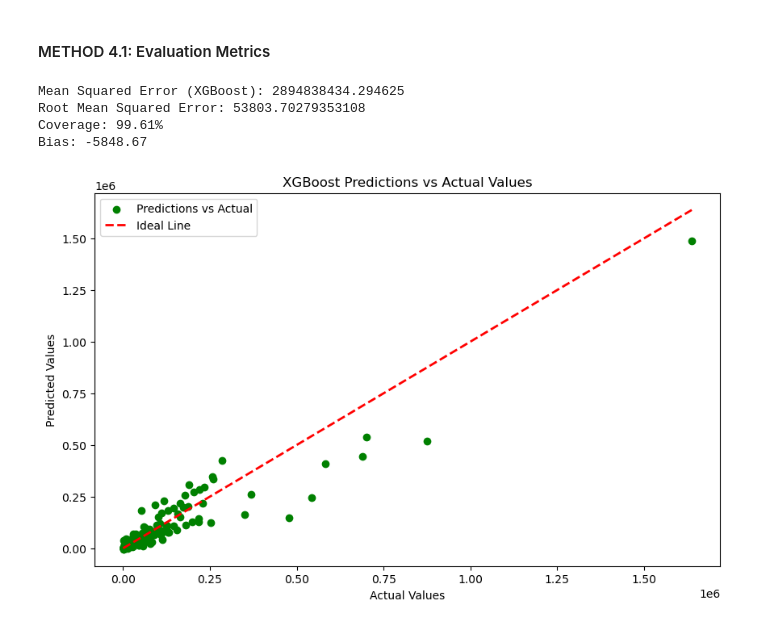
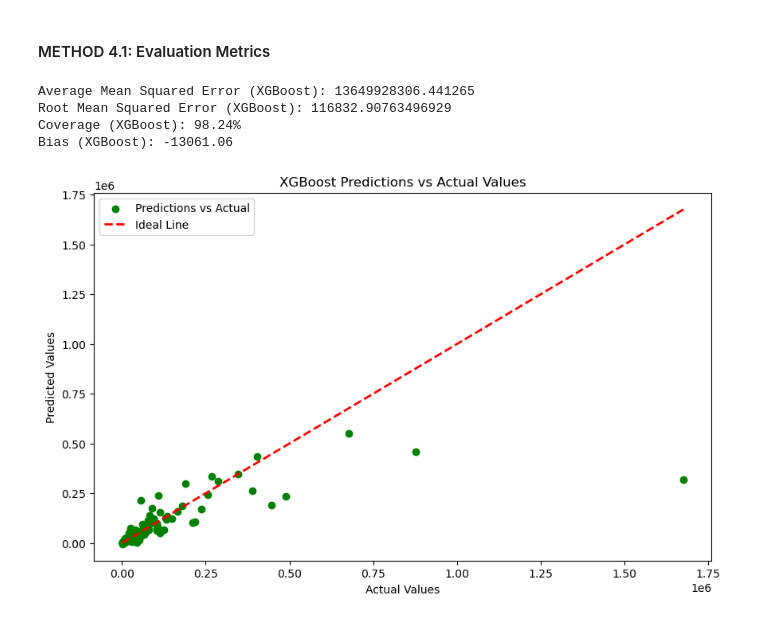
Before and after one commit to eunjeongc/covcast, a Jupyter notebook: Regression Tree.ipynb, the cells around one changed output. Saved outputs shown, nothing was run; the diff lists cells and outputs as text; code cells hidden in the pictures.

```diff
--- a/Regression Tree.ipynb
+++ b/Regression Tree.ipynb
@@ -27,10 +27,3 @@ display(df.head())
 X = df[['sni_covid19_vaccination','new_persons_vaccinated', 'stringency_index', 'inc_death',
         'PC1', 'PC2', 'PC3', 'inc_hosp', 'children', 'adult', 'elderly', 'liberalism', 'population']]
 y = df['inc_case']
-# %%
-from sklearn.model_selection import train_test_split
-
-X_train, X_test, y_train, y_test = train_test_split(X, y, test_size=0.3, random_state=42)
-
-print(f"X_train shape: {X_train.shape}, y_train shape: {y_train.shape}")
-print(f"X_test shape: {X_test.shape}, y_test shape: {y_test.shape}")
@@ -229,45 +277,66 @@ plt.show()
 # %% [markdown]
 #### **METHOD 4: XGBoost Regressor**
-# %%
-from xgboost import XGBRegressor
-
-# Defining and fitting the model
-xgb_model = XGBRegressor(max_depth=3, n_estimators=50, random_state=42)
-xgb_model.fit(X_train, y_train)
-
-# Make predictions
-y_pred_xgb = xgb_model.predict(X_test)
+# %%
+import xgboost as xgb
+
+# Define the number of Monte Carlo iterations
+n_iterations = 100
+
+# Initialize lists to store MSE values
+mse_values_xgboost = []
+
+# Initialize lists to store predictions
+y_pred_values_xgboost = []
+
+# Perform XGBoost with Monte Carlo cross-validation
+for i in range(n_iterations):
+    # Define and fit the XGBoost model
+    xgboost_model = xgb.XGBRegressor(random_state=i)
+    xgboost_model.fit(X_train, y_train)
+
+    # Make predictions
+    y_pred_xgboost = xgboost_model.predict(X_test)
+
+    # Save predictions
+    y_pred_values_xgboost.append(y_pred_xgboost)
+
+    # Evaluate the model using MSE
+    mse_xgboost = mean_squared_error(y_test, y_pred_xgboost)
+    mse_values_xgboost.append(mse_xgboost)
 # %% [markdown]
 #### METHOD 4.1: Evaluation Metrics
 # %%
-# Evaluate the model
-mse_xgb = mean_squared_error(y_test, y_pred_xgb)
-rmse = np.sqrt(mse_xgb)
-print(f'Mean Squared Error (XGBoost): {mse_xgb}')
-print(f'Root Mean Squared Error: {rmse}')
+# Calculate the average MSE across all iterations
+average_mse_xgboost = np.mean(mse_values_xgboost)
+print(f'Average Mean Squared Error (XGBoost): {average_mse_xgboost}')
+
+# Calculate RMSE
+rmse_xgboost = np.sqrt(average_mse_xgboost)
+print(f'Root Mean Squared Error (XGBoost): {rmse_xgboost}')
 
 # Calculate coverage
-coverage = np.mean((y_test >= np.min(y_pred_xgb)) & (y_test <= np.max(y_pred_xgb))) * 100
-print(f'Coverage: {coverage:.2f}%')
+y_pred_concatenated_xgboost = np.concatenate(y_pred_values_xgboost)
+coverage_xgboost = np.mean((y_test >= np.min(y_pred_concatenated_xgboost)) & (y_test <= np.max(y_pred_concatenated_xgboost))) * 100
+print(f'Coverage (XGBoost): {coverage_xgboost:.2f}%')
 
 # Calculate bias
-bias = np.mean(y_pred_xgb - y_test)
-print(f'Bias: {bias:.2f}')
+bias_xgboost = np.mean(np.concatenate(y_pred_values_xgboost) - np.repeat(y_test, n_iterations))
+print(f'Bias (XGBoost): {bias_xgboost:.2f}')
 # %% [output]
-Mean Squared Error (XGBoost): 2894838434.294625
-Root Mean Squared Error: 53803.70279353108
-Coverage: 99.61%
-Bias: -5848.67
+Average Mean Squared Error (XGBoost): 13649928306.441265
+Root Mean Squared Error (XGBoost): 116832.90763496929
+Coverage (XGBoost): 98.24%
+Bias (XGBoost): -13061.06
 # %%
 # Plotting predictions vs actual values
 plt.figure(figsize=(10, 6))
-plt.scatter(y_test, y_pred_xgb, color='green', label='Predictions vs Actual')
+plt.scatter(y_test, y_pred_xgboost, color='green', label='Predictions vs Actual')
 plt.plot([min(y_test), max(y_test)], [min(y_test), max(y_test)], linestyle='--', color='red', linewidth=2, label='Ideal Line')
 
 plt.title('XGBoost Predictions vs Actual Values')
 plt.xlabel('Actual Values')
 plt.ylabel('Predicted Values')
 plt.legend()
 plt.show()
 # %% [output]
-[figure, old version]
+[figure, new version]
```
Also changed, not shown: parts of 18 cells of this notebook.
